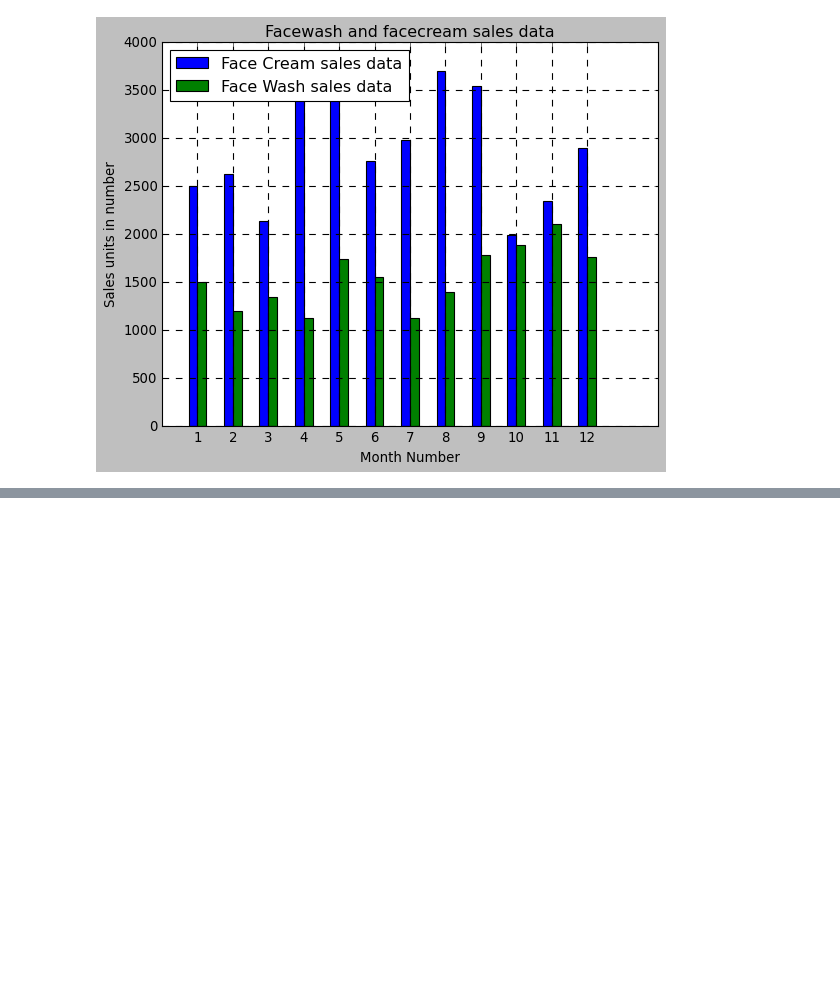
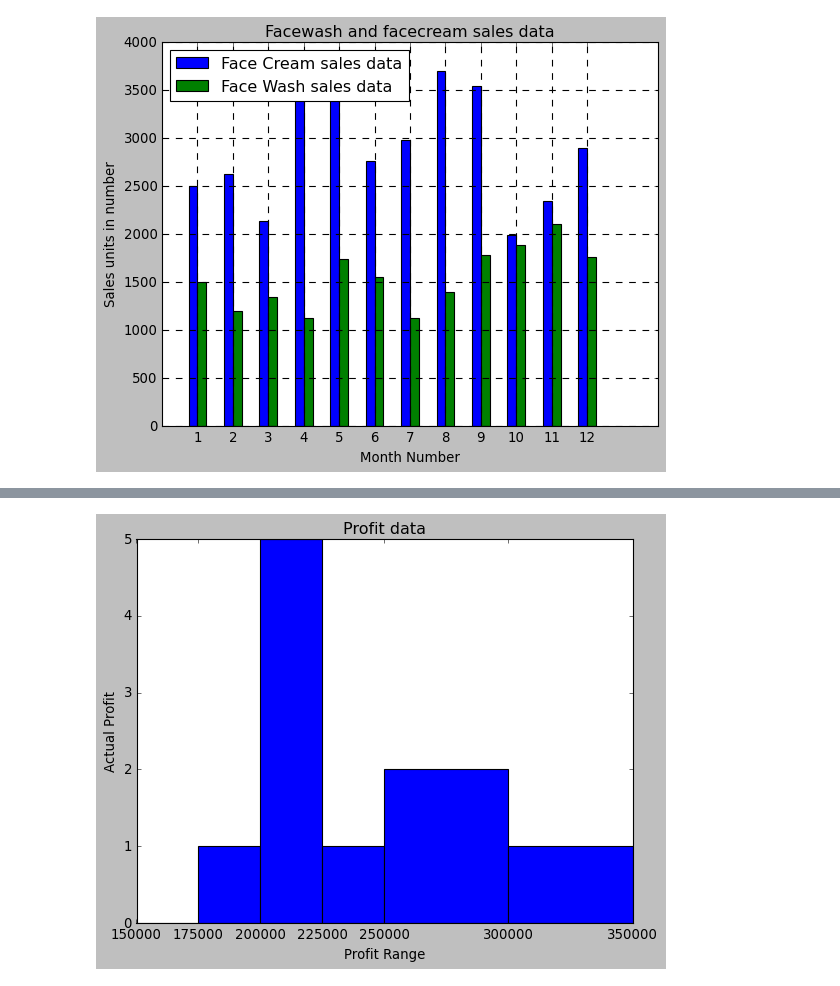
Before and after one commit to Robust-ness/datascilabs, a Jupyter notebook: 6.ipynb, the cells around one changed output, grey strips where cells are left out. Cells and saved outputs as stored; diff of their text form; code cells hidden in the pictures; blank space fills up the shorter version.

```diff
--- a/6.ipynb
+++ b/6.ipynb
@@ -76,0 +85,10 @@ plt.show()
+# %%
+plt.hist(sales['total_profit'], bins=[150000,175000,200000,225000,250000,300000,350000])
+plt.xlabel('Profit Range')
+plt.ylabel('Actual Profit')
+plt.title('Sales data')
+plt.xticks([150000,175000,200000,225000,250000,300000,350000])
+plt.title('Profit data')
+plt.show()
+# %% [output]
+[figure, added]
```
Also changed, not shown: parts of 5 cells of this notebook.
